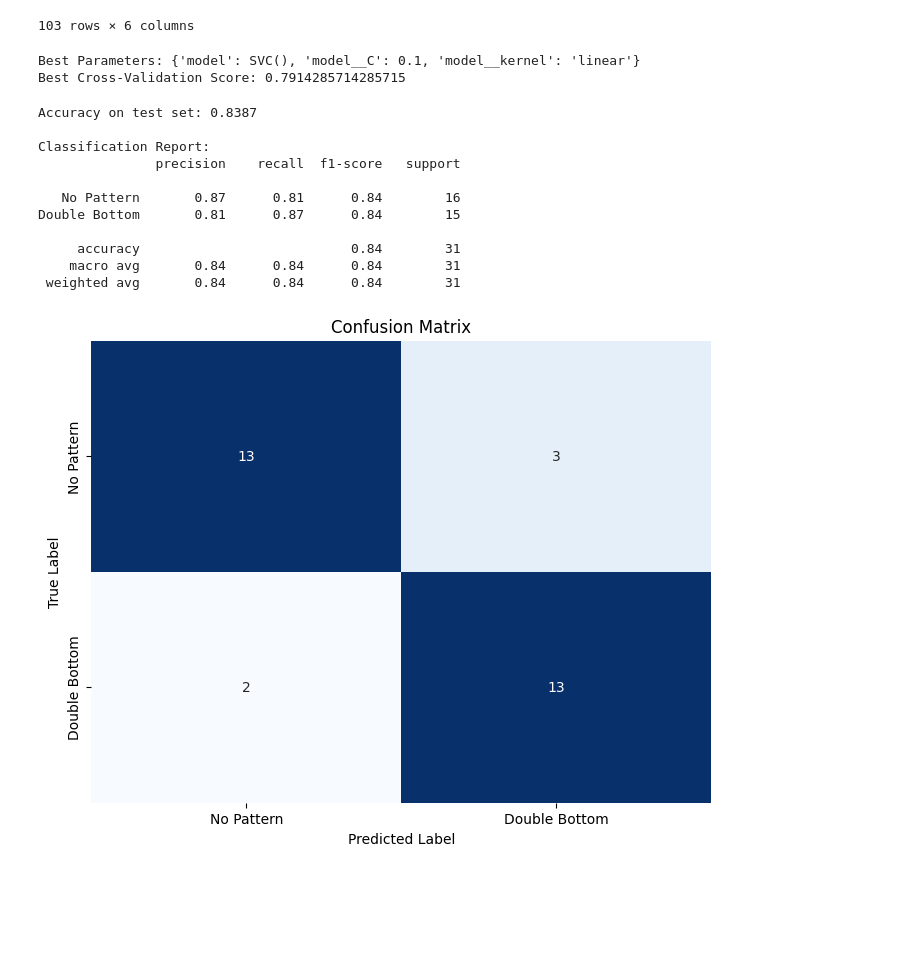
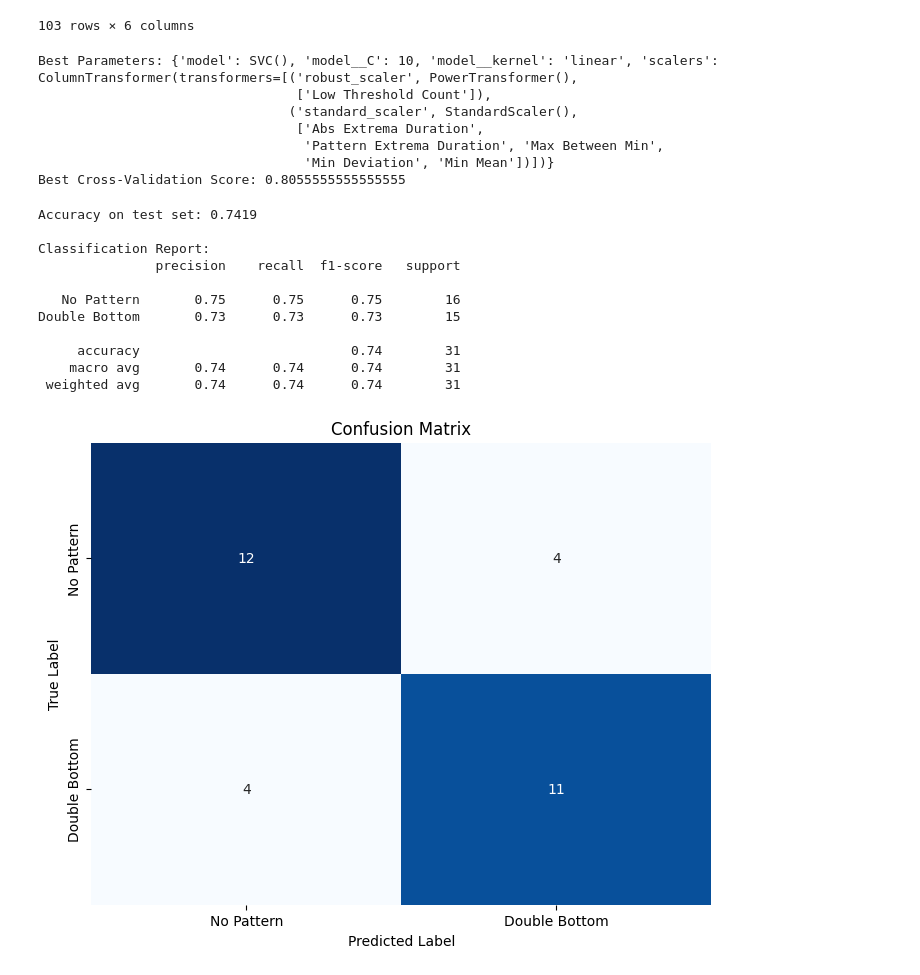
Before and after one commit to TA-Experiments-WSC/double-bottom-detection-ml, a Jupyter notebook: notebooks/04_train.ipynb, the cells around one changed output. Drawn from its saved outputs; the diff is of its cells as text; code cells hidden in the pictures; blank space fills up the shorter version.

Commit message:
feat(notebooks): add scalers as parameters to the GridSearchCV

```diff
--- a/notebooks/04_train.ipynb
+++ b/notebooks/04_train.ipynb
@@ -62,91 +60,118 @@ df_scaled = scaler.fit_transform(features_df)
 # %%
 # Train-test split
-X_train, X_test, y_train, y_test = train_test_split(df_scaled,
+X_train, X_test, y_train, y_test = train_test_split(features_df,
                                                     label_df,
                                                     test_size=0.3,
-                                                    # random_state=42,
+                                                    random_state=42,
                                                     stratify=df['Label'])
 # %%
-# Define the models and their hyperparameters
+columns_with_outliers = ['Low Threshold Count']
+columns_without_outliers = ['Abs Extrema Duration', 'Pattern Extrema Duration', 'Max Between Min', 'Min Deviation', 'Min Mean']
+
+
+scalers = [
+    ColumnTransformer([
+        ('robust_scaler', PowerTransformer(method='yeo-johnson'), columns_with_outliers),
+        ('standard_scaler', StandardScaler(), columns_without_outliers),
+    ]),
+    ColumnTransformer([
+        ('robust_scaler', RobustScaler(), columns_with_outliers),
+        ('minmax_scaler', MinMaxScaler(), columns_without_outliers),
+    ]),
+    ColumnTransformer([
+        ('standard_scaler', StandardScaler(), columns_with_outliers + columns_without_outliers)
+    ])
+]
+
 param_grid = [
     {
+        'scalers': scalers,
         'model': [RandomForestClassifier()],
-        'model__n_estimators': [50, 100, 200, 500],
-        'model__max_depth': [1, 3, 4],
-        'model__min_samples_split': [2, 5, 7, 10],
+        'model__n_estimators': [50, 100, 200],
+        'model__max_depth': [3, 5, 7],
+        'model__min_samples_split': [2, 5, 10],
     },
     {
+        'scalers': scalers,
         'model': [GradientBoostingClassifier()],
         'model__n_estimators': [50, 100],
         'model__learning_rate': [0.01, 0.1],
         'model__max_depth': [3, 5]
     },
     {
+        'scalers': scalers,
         'model': [SVC()],
         'model__C': [0.1, 1, 10],
         'model__kernel': ['linear', 'rbf']
     }
 ]
 
-# Define a pipeline for scaling and classification
 pipeline = Pipeline([
+    ('scalers', scalers[1]),
     ('model', RandomForestClassifier())
 ])
 
-# Initialize GridSearchCV
-grid_search = GridSearchCV(estimator=pipeline,
-                           param_grid=param_grid,
-                           cv=5, scoring='accuracy',
-                           n_jobs=-1)
 
-# Fit the grid search to the data
+grid_search = GridSearchCV(
+    estimator=pipeline,
+    param_grid=param_grid,
+    cv=3,
+    scoring='accuracy',
+    n_jobs=-1
+)
+
 grid_search.fit(X_train, y_train)
 
-# Print the results
 print("Best Parameters:", grid_search.best_params_)
 print("Best Cross-Validation Score:", grid_search.best_score_)
 
-# Extract the best model from the pipeline
 best_pipeline = grid_search.best_estimator_
+best_scaler = best_pipeline.named_steps['scalers']
 best_model = best_pipeline.named_steps['model']
 # %% [output]
-Best Parameters: {'model': SVC(), 'model__C': 0.1, 'model__kernel': 'linear'}
-Best Cross-Validation Score: 0.7914285714285715
+Best Parameters: {'model': SVC(), 'model__C': 10, 'model__kernel': 'linear', 'scalers': ColumnTransformer(transformers=[('robust_scaler', PowerTransformer(),
+                                 ['Low Threshold Count']),
+                                ('standard_scaler', StandardScaler(),
+                                 ['Abs Extrema Duration',
+                                  'Pattern Extrema Duration', 'Max Between Min',
+                                  'Min Deviation', 'Min Mean'])])}
+Best Cross-Validation Score: 0.8055555555555555
 # %%
 # Predict on the test set
-y_pred = best_model.predict(X_test)
+X_test_scaled = best_scaler.transform(X_test)
+y_pred = best_model.predict(X_test_scaled)
 
 # Evaluate the performance of the model
 accuracy = accuracy_score(y_test, y_pred)
 class_report = classification_report(y_test, y_pred, target_names=['No Pattern', 'Double Bottom'])
 conf_matrix = confusion_matrix(y_test, y_pred)
 
 # Print the accuracy
 print(f"Accuracy on test set: {accuracy:.4f}")
 print("\nClassification Report:")
 print(class_report)
 
 # Visualize the Confusion Matrix
 plt.figure(figsize=(8, 6))
 sns.heatmap(conf_matrix, annot=True, fmt='d', cmap='Blues', cbar=False,
             xticklabels=['No Pattern', 'Double Bottom'], yticklabels=['No Pattern', 'Double Bottom'])
 plt.title("Confusion Matrix")
 plt.xlabel("Predicted Label")
 plt.ylabel("True Label")
 plt.show()
 # %% [output]
-Accuracy on test set: 0.8387
+Accuracy on test set: 0.7419
 
 Classification Report:
                precision    recall  f1-score   support
 
-   No Pattern       0.87      0.81      0.84        16
-Double Bottom       0.81      0.87      0.84        15
+   No Pattern       0.75      0.75      0.75        16
+Double Bottom       0.73      0.73      0.73        15
 
-     accuracy                           0.84        31
-    macro avg       0.84      0.84      0.84        31
- weighted avg       0.84      0.84      0.84        31
+     accuracy                           0.74        31
+    macro avg       0.74      0.74      0.74        31
+ weighted avg       0.74      0.74      0.74        31
-[figure, old version]
+[figure, new version]
 # %%
 # Compute precision, recall, and f1-score for each class
 precision = precision_score(y_test, y_pred, average=None)
```
Also changed, not shown: parts of 3 cells of this notebook.
